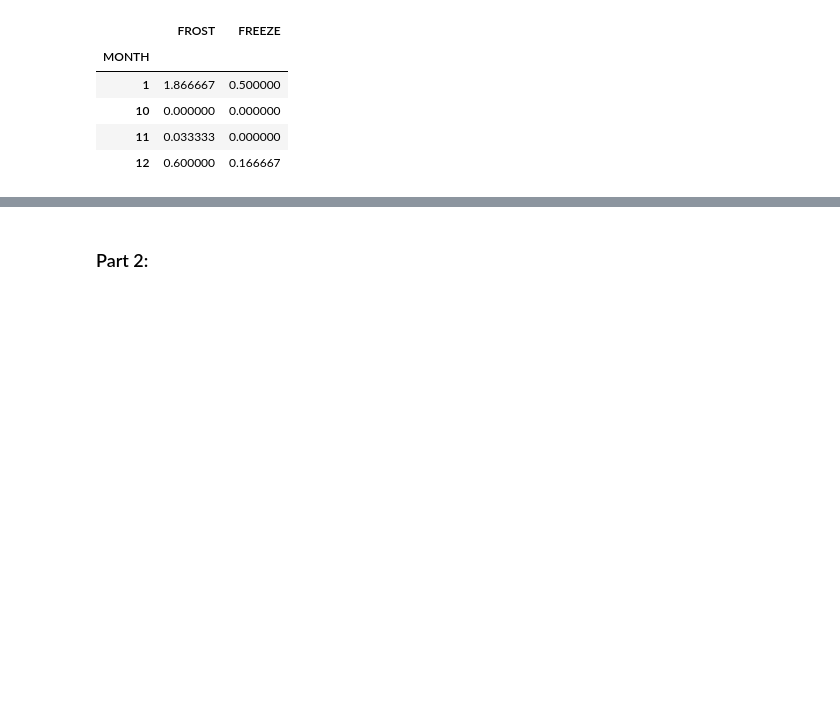
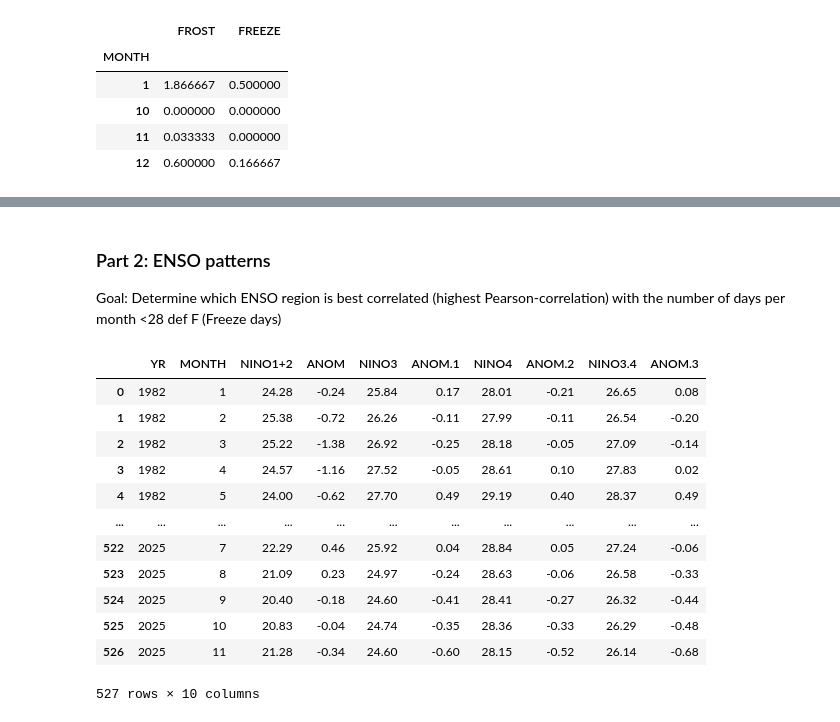
Before and after one commit to domenicbrooks33/ATMS-523-Final-Exam, a Jupyter notebook: Final_exam_notebook.ipynb, the cells around one changed output, grey strips where cells are left out. Cells and saved outputs as stored; diff of their text form; code cells hidden in the pictures; blank space fills up the shorter version.

Commit message:
Finished part 2

```diff
--- a/Final_exam_notebook.ipynb
+++ b/Final_exam_notebook.ipynb
@@ -228,2 +259,27 @@ df_mean_ff_days
 # %% [markdown]
-### Part 2:
+### Part 2: ENSO patterns
+
+Goal: Determine which ENSO region is best correlated (highest Pearson-correlation) with the number of days per month <28 def F (Freeze days)
+# %%
+# Read in full ENSO dataset
+full_enso = pd.read_csv('https://www.cpc.ncep.noaa.gov/data/indices/sstoi.indices',
+                        sep=r'\s+', header=0)
+
+# Rename month column for merging later
+full_enso.rename(columns={'MON': 'MONTH'}, inplace=True)
+full_enso.sort_values(['YR','MONTH'], inplace=True) # Sort just to be sure
+full_enso
+# %% [output]
+|  | YR | MONTH | NINO1+2 | ANOM | NINO3 | ANOM.1 | NINO4 | ANOM.2 | NINO3.4 | ANOM.3 |
+| 0 | 1982 | 1 | 24.28 | -0.24 | 25.84 | 0.17 | 28.01 | -0.21 | 26.65 | 0.08 |
+| 1 | 1982 | 2 | 25.38 | -0.72 | 26.26 | -0.11 | 27.99 | -0.11 | 26.54 | -0.20 |
+| 2 | 1982 | 3 | 25.22 | -1.38 | 26.92 | -0.25 | 28.18 | -0.05 | 27.09 | -0.14 |
+| 3 | 1982 | 4 | 24.57 | -1.16 | 27.52 | -0.05 | 28.61 | 0.10 | 27.83 | 0.02 |
+| 4 | 1982 | 5 | 24.00 | -0.62 | 27.70 | 0.49 | 29.19 | 0.40 | 28.37 | 0.49 |
+| ... | ... | ... | ... | ... | ... | ... | ... | ... | ... | ... |
+| 522 | 2025 | 7 | 22.29 | 0.46 | 25.92 | 0.04 | 28.84 | 0.05 | 27.24 | -0.06 |
+| 523 | 2025 | 8 | 21.09 | 0.23 | 24.97 | -0.24 | 28.63 | -0.06 | 26.58 | -0.33 |
+| 524 | 2025 | 9 | 20.40 | -0.18 | 24.60 | -0.41 | 28.41 | -0.27 | 26.32 | -0.44 |
+| 525 | 2025 | 10 | 20.83 | -0.04 | 24.74 | -0.35 | 28.36 | -0.33 | 26.29 | -0.48 |
+| 526 | 2025 | 11 | 21.28 | -0.34 | 24.60 | -0.60 | 28.15 | -0.52 | 26.14 | -0.68 |
+527 rows × 10 columns
```
Also changed, not shown: parts of 12 cells of this notebook.
